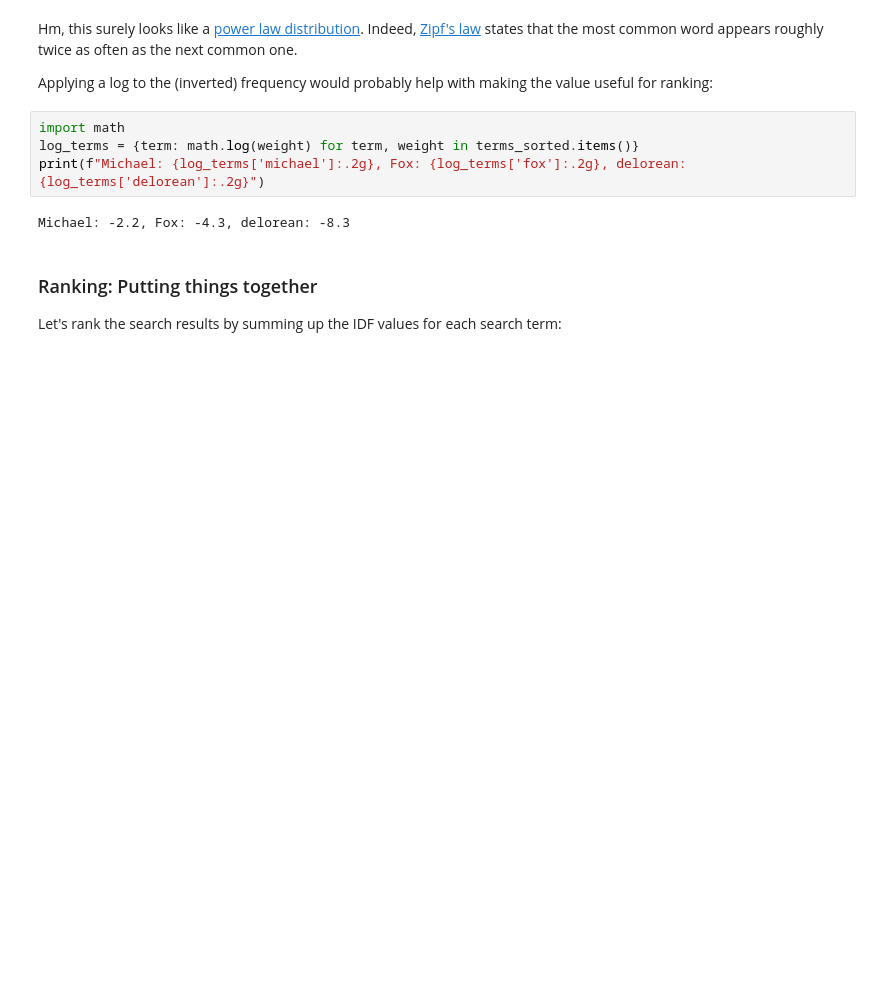
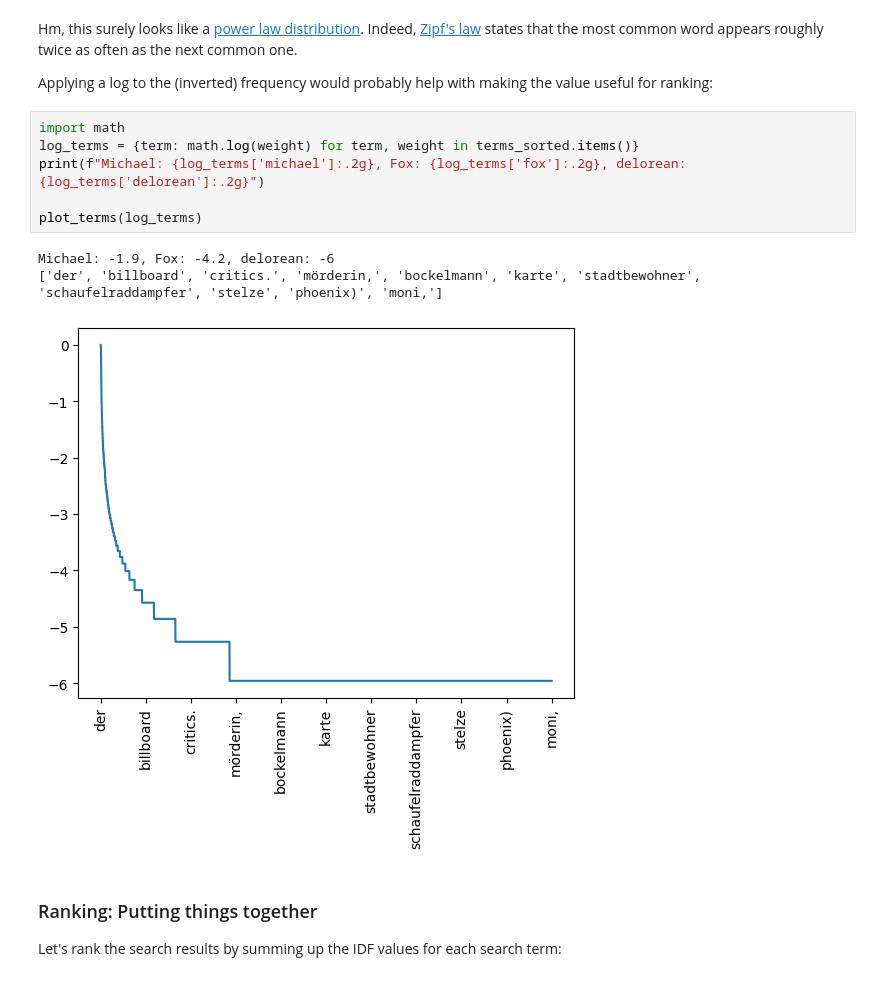
Before and after one commit to tkilla77/ksr_talit_indexing, a Jupyter notebook: 04_text_indexing.ipynb, the cells around one changed output. Drawn from its saved outputs; the diff is of its cells as text; blank space fills up the shorter version.

```diff
--- a/04_text_indexing.ipynb
+++ b/04_text_indexing.ipynb
@@ -316,9 +303,13 @@ Applying a log to the (inverted) frequency would probably help with making the v
 # %%
 import math
 log_terms = {term: math.log(weight) for term, weight in terms_sorted.items()}
 print(f"Michael: {log_terms['michael']:.2g}, Fox: {log_terms['fox']:.2g}, delorean: {log_terms['delorean']:.2g}")
+
+plot_terms(log_terms)
 # %% [output]
-Michael: -2.2, Fox: -4.3, delorean: -8.3
+Michael: -1.9, Fox: -4.2, delorean: -6
+['der', 'billboard', 'critics.', 'mörderin,', 'bockelmann', 'karte', 'stadtbewohner', 'schaufelraddampfer', 'stelze', 'phoenix)', 'moni,']
+[figure, added]
 # %% [markdown]
 ### Ranking: Putting things together
 Let's rank the search results by summing up the IDF values for each search term:
```
Also changed, not shown: parts of 6 cells of this notebook, 1 other file.
